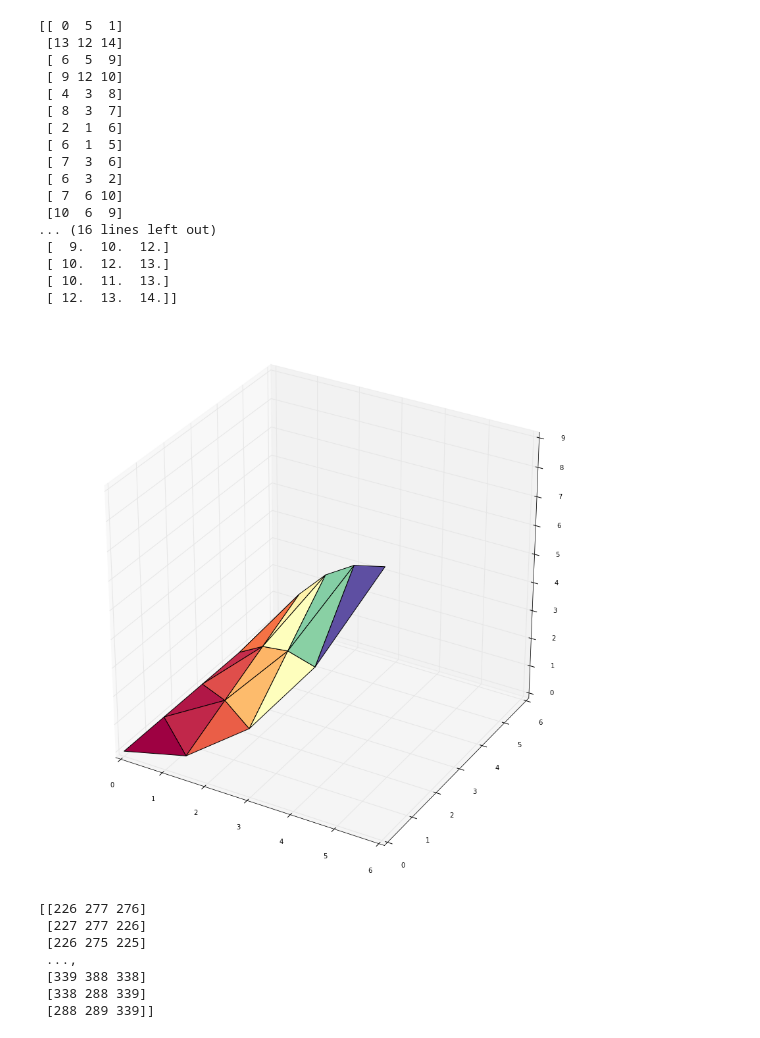
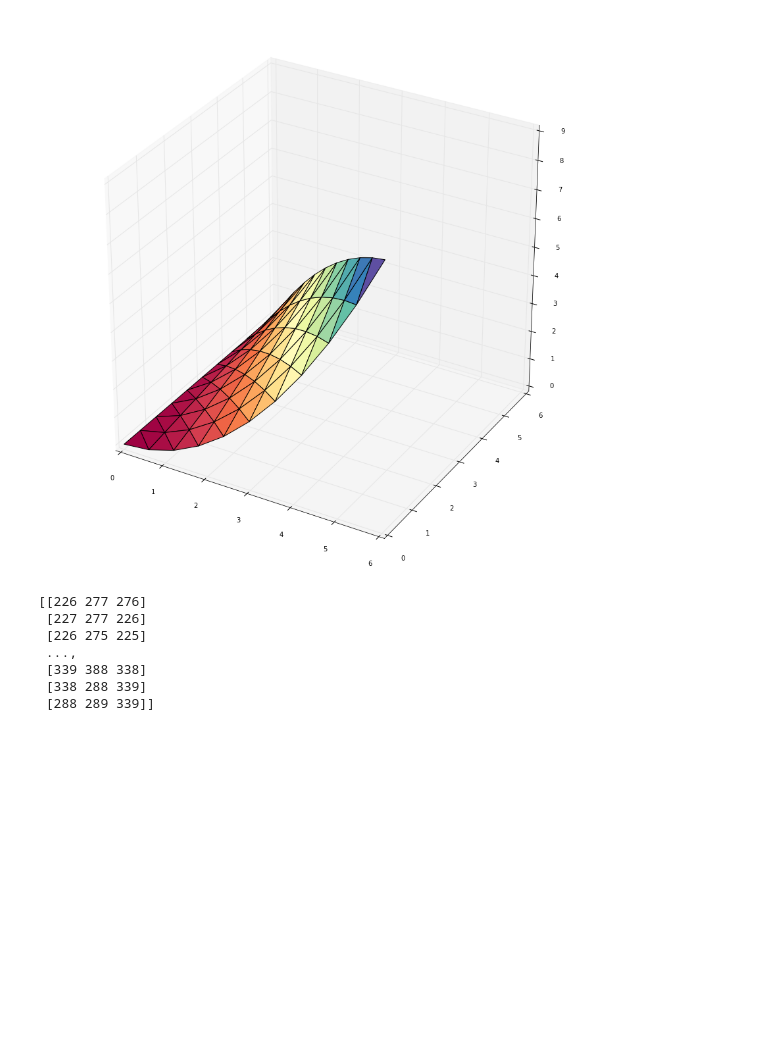
Before and after one commit to massimo-nocentini/cagd, a Jupyter notebook: surfaces/Triangular Bezier Patches.ipynb, the cells around one changed output. Saved outputs shown, nothing was run; the diff lists cells and outputs as text; code cells hidden in the pictures; blank space fills up the shorter version.

```diff
--- a/surfaces/Triangular Bezier Patches.ipynb
+++ b/surfaces/Triangular Bezier Patches.ipynb
@@ -120,54 +123,37 @@ import matplotlib.pyplot as plt
 from mpl_toolkits.mplot3d import Axes3D
 
 def exercise_one():
 
     control_net_from_Farin = [  [0,6,0],
                                 [0,3,0],
                                 [3,3,6],
                                 [0,0,0],
                                 [3,0,0],
                                 [6,0,9]]
 
     control_net = np.array(control_net_from_Farin[::-1]).transpose()
 
-    surface, tri, U = tc.de_casteljau(3,control_net, 4)
+    surface, tri, U = tc.de_casteljau(3,control_net, 10)
 
 
 
     x, y, z = surface[0,:],surface[1,:],surface[2,:]
 
     # little check about triangulation
     import matplotlib.tri as mtri
     tri_their = mtri.Triangulation(x, y)
-    print(tri_their.triangles)
-    print(tri)
+    #print(tri_their.triangles)
+    #print(tri)
 
     figsize(15,15)
     fig = plt.figure()
     ax = fig.add_subplot(1, 1, 1, projection='3d')
     ax.plot_trisurf(x, y, z, triangles=tri, cmap=plt.cm.Spectral)#, edgecolor='none')
 
 #________________________________________________________________________
 exercise_one()
 # %% [output]
-[[ 0  5  1]
- [13 12 14]
- [ 6  5  9]
- [ 9 12 10]
- [ 4  3  8]
- [ 8  3  7]
- [ 2  1  6]
- [ 6  1  5]
- [ 7  3  6]
- [ 6  3  2]
- [ 7  6 10]
- [10  6  9]
-... (16 lines left out)
- [  9.  10.  12.]
- [ 10.  12.  13.]
- [ 10.  11.  13.]
- [ 12.  13.  14.]]
-[figure, old version]
+[figure, new version]
 # %%
 import numpy as np
 import matplotlib.pyplot as plt
```
Also changed, not shown: parts of 1 cell of this notebook, 1 other file.
